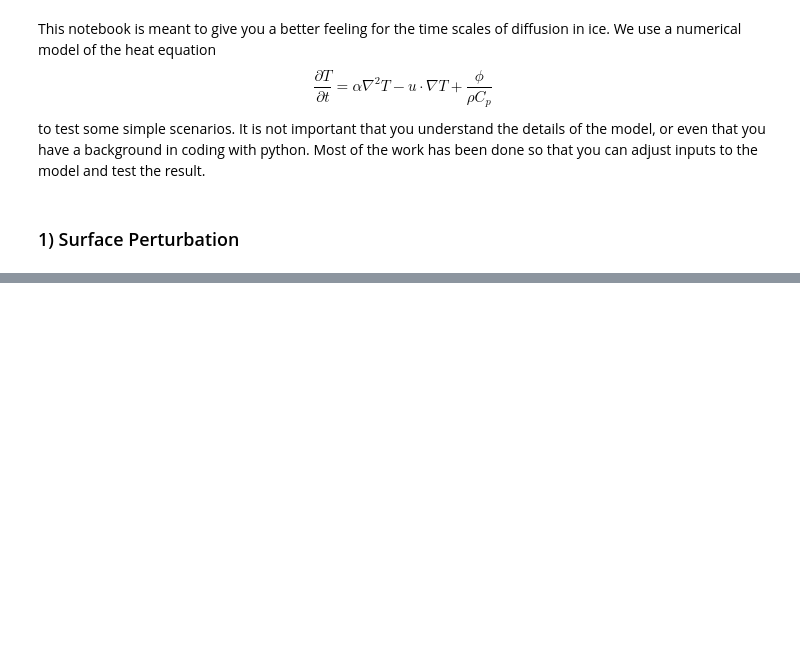
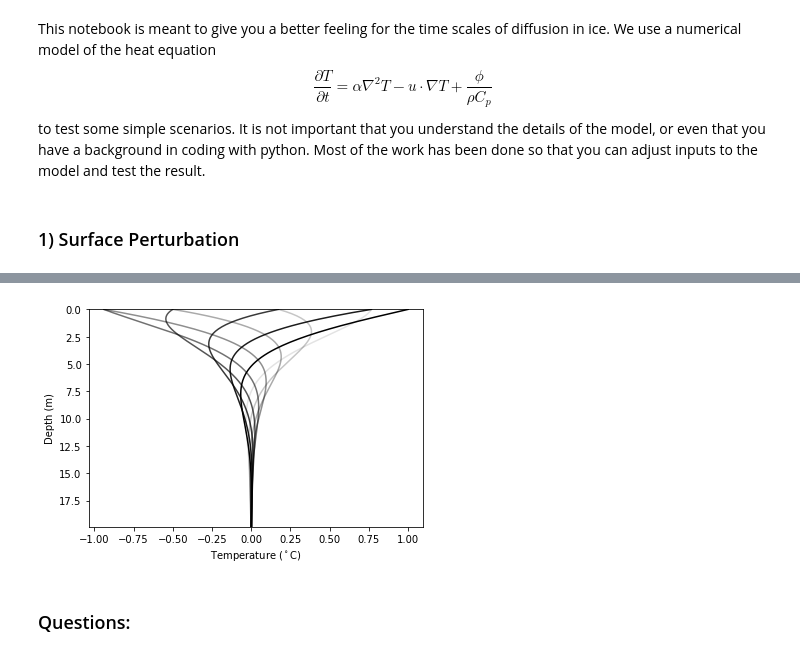
Before and after one commit to benhills/HeatTransfer_Teaching, a Jupyter notebook: HeatTransfer_ESS431.ipynb, the cells around one changed output, grey strips where cells are left out. Saved outputs shown, nothing was run; the diff lists cells and outputs as text; code cells hidden in the pictures; blank space fills up the shorter version.

```diff
--- a/HeatTransfer_ESS431.ipynb
+++ b/HeatTransfer_ESS431.ipynb
@@ -138,0 +65,6 @@ def animate(i,T,ts,zs):
+# %%
+# Surface Temperature Harmonic Function
+def harmonicSurface(T0,Ta,t,z,omega,alpha=alpha):
+    # equation 2.6-8 from Carslaw and Jaegar (1959)
+    T = T0 + Ta * np.exp(-z*np.sqrt(omega/(2.*alpha))) * np.cos((omega*t)-z*np.sqrt(omega/(2*alpha)))
+    return T
@@ -138,0 +87,15 @@ def animate(i,T,ts,zs):
+# %%
+# Run and plot for all the times
+for t in ts:
+    # Run the function
+    T = harmonicSurface(T0,Ta,t,zs,omega)
+    # Plot
+    plt.plot(T,zs,'k',alpha=(t/max(ts)))
+
+plt.ylim(max(zs),min(zs))
+plt.ylabel('Depth (m)');
+plt.xlabel('Temperature ($^\circ$C)');
+# %% [output]
+[figure, added]
+# %% [markdown]
+### Questions:
```
Also changed, not shown: parts of 24 cells of this notebook, 1 other file.
